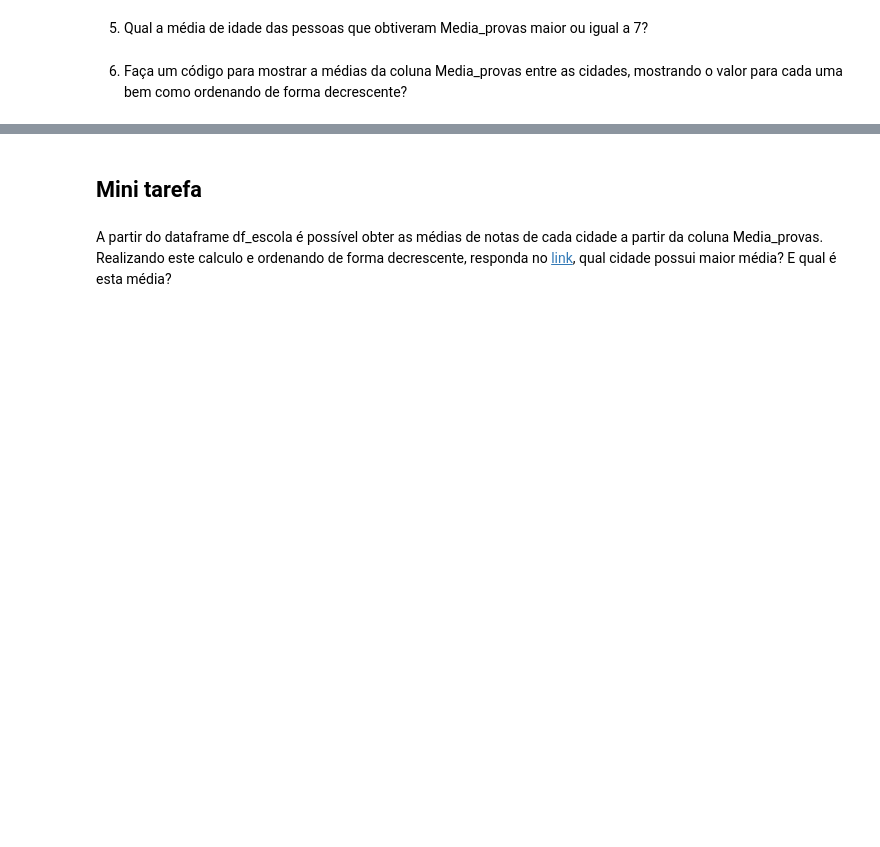
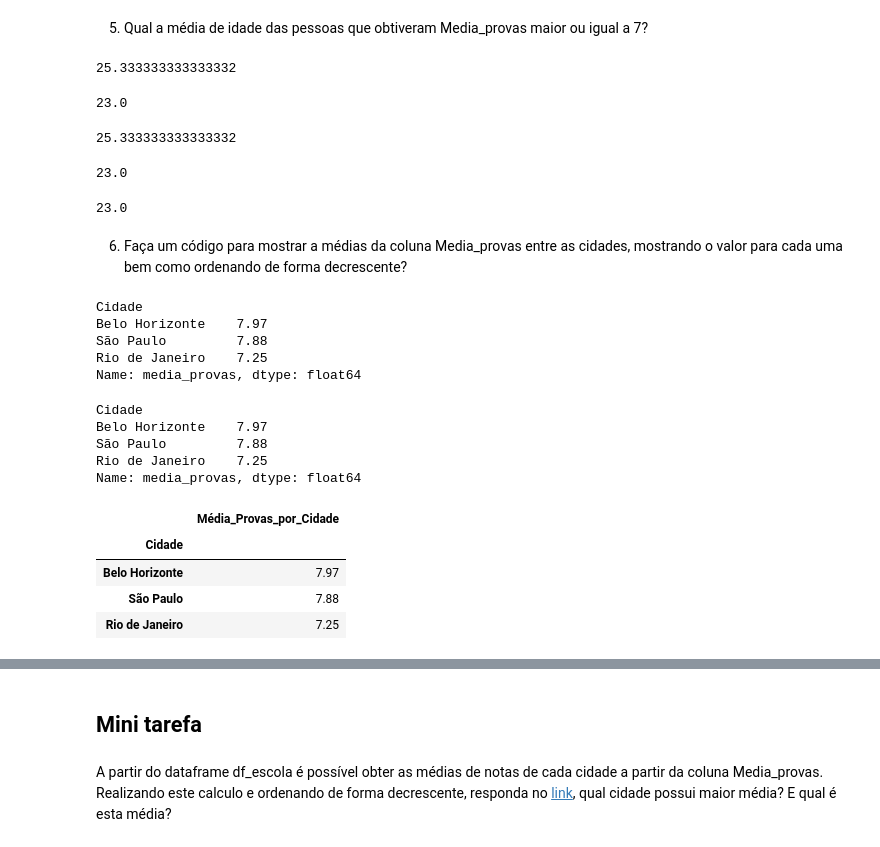
Before and after one commit to caiomiazzi/Ada-iFood_Tecnicas_de_Programacao_I, a Jupyter notebook: Aula 5 - Pandas (EDA).ipynb, the cells around one changed output, grey strips where cells are left out. Drawn from its saved outputs; the diff is of its cells as text; code cells hidden in the pictures; blank space fills up the shorter version.

```diff
--- a/Aula 5 - Pandas (EDA).ipynb
+++ b/Aula 5 - Pandas (EDA).ipynb
@@ -631,4 +477,61 @@ Aluno com a menor nota: Joao Galo
 # %% [markdown]
 5) Qual a média de idade das pessoas que obtiveram Media_provas maior ou igual a 7?
+# %%
+# Usando .loc
+# Esta Errado, pois o statos é maior que 7 e não maior ou igual
+mediaIdade_aprovados = df_escola.loc[df_escola['status'] == 'Aprovado', 'Idade'].mean()
+mediaIdade_aprovados
+# %% [output]
+25.333333333333332
+# %%
+mediaIdade_aprovados = df_escola.loc[df_escola['media_provas'] >= 7, 'Idade'].mean()
+mediaIdade_aprovados
+# %% [output]
+23.0
+# %%
+#Usando query
+
+
+mediaIdade_aprovados = df_escola.query('status == "Aprovado"')['Idade'].mean()
+mediaIdade_aprovados
+# %% [output]
+25.333333333333332
+# %%
+# Outra forma
+
+df_escola[df_escola['media_provas']>=7].Idade.mean()
+# %% [output]
+23.0
+# %%
+df_escola[df_escola['media_provas'] >= 7]['Idade'].mean()
+# %% [output]
+23.0
 # %% [markdown]
 6) Faça um código para mostrar a médias da coluna Media_provas entre as cidades, mostrando o valor para cada uma bem como ordenando de forma decrescente?
+# %%
+mediaMediaProvas_cidades = df_escola.groupby('Cidade')['media_provas'].mean().round(2).sort_values(ascending=False)
+#display(mediaMediaProvas_cidades)
+mediaMediaProvas_cidades
+# %% [output]
+Cidade
+Belo Horizonte    7.97
+São Paulo         7.88
+Rio de Janeiro    7.25
+Name: media_provas, dtype: float64
+# %%
+df_escola.groupby('Cidade')['media_provas'].mean().round(2).sort_values(ascending=False)
+# %% [output]
+Cidade
+Belo Horizonte    7.97
+São Paulo         7.88
+Rio de Janeiro    7.25
+Name: media_provas, dtype: float64
+# %%
+mediaMediaProvas_cidades = df_escola.groupby('Cidade')['media_provas'].mean().round(2).sort_values(ascending=False).to_frame(name='Média_Provas_por_Cidade')
+mediaMediaProvas_cidades
+# %% [output]
+|  | Média_Provas_por_Cidade |
+| Cidade |  |
+| Belo Horizonte | 7.97 |
+| São Paulo | 7.88 |
+| Rio de Janeiro | 7.25 |
```
Also changed, not shown: parts of 53 cells of this notebook, 1 other file.
